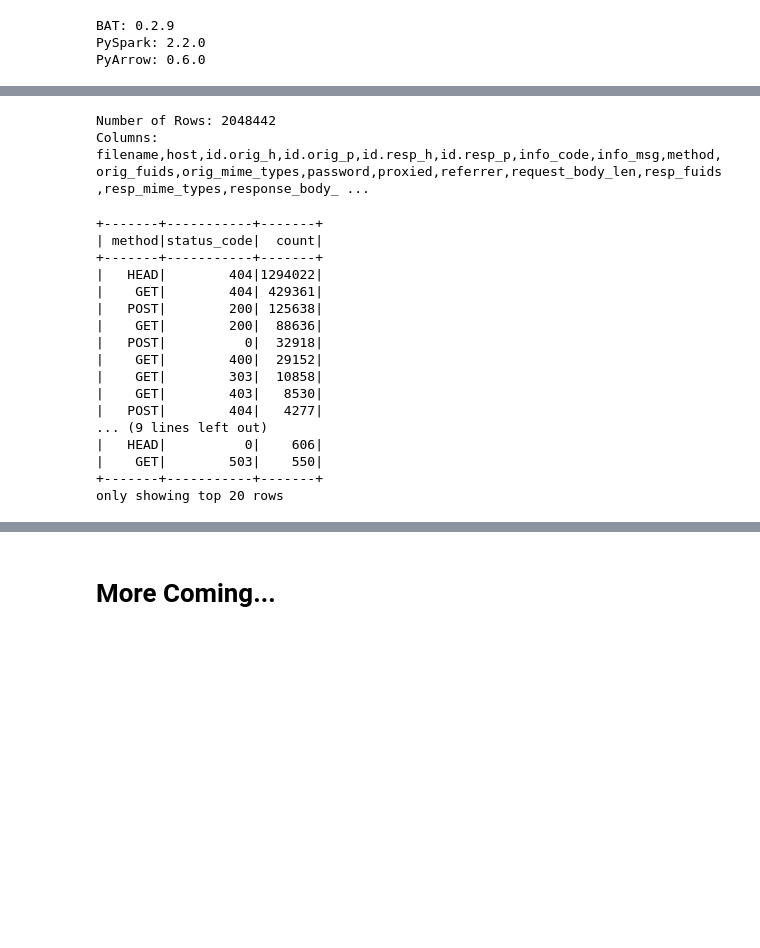
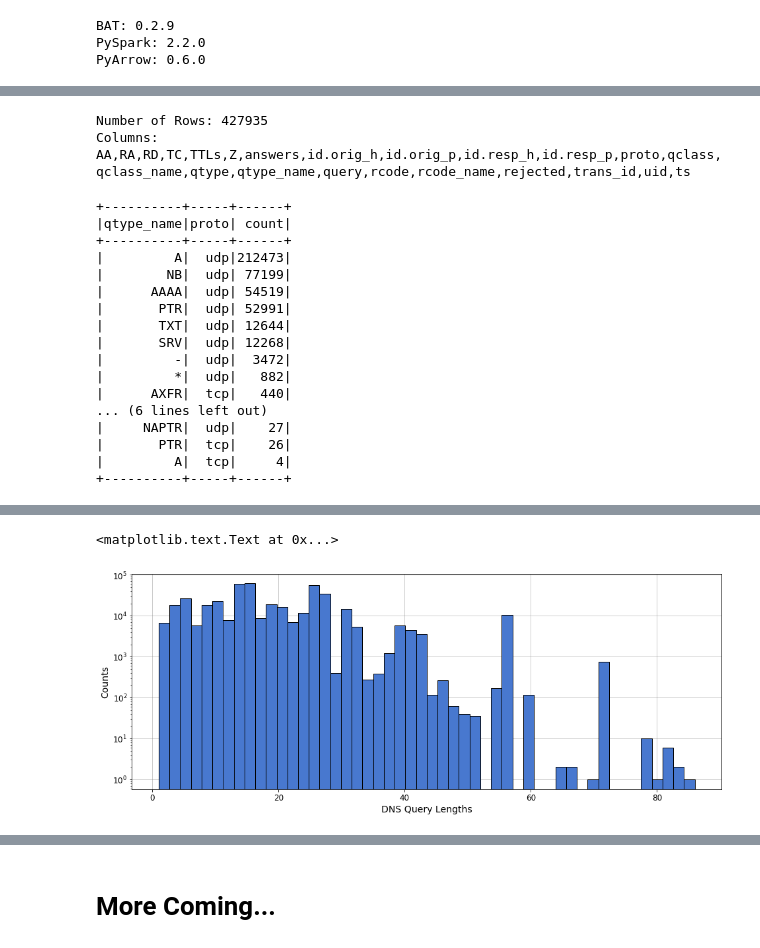
Before and after one commit to SuperCowPowers/zat, a Jupyter notebook: notebooks/Spark_Clustering.ipynb, the cells around one changed output, grey strips where cells are left out. Cells and saved outputs as stored; diff of their text form; code cells hidden in the pictures; blank space fills up the shorter version.

Commit message:
update to spark clustering notebook. Still WIP

```diff
--- a/notebooks/Spark_Clustering.ipynb
+++ b/notebooks/Spark_Clustering.ipynb
@@ -65,7 +65,7 @@ Here we're loading in a Bro HTTP log with ~2 million rows to demonstrate the fun
 - [Bro to Parquet to Spark](https://github.com/Kitware/bat/blob/master/notebooks/Bro_to_Parquet_to_Spark.ipynb)
 # %%
 # Have Spark read in the Parquet File
-spark_df = spark.read.parquet("http.parquet")
+spark_df = spark.read.parquet("dns.parquet")
 # %% [markdown]
 <div style="float: left; margin: 20px 20px 20px 20px"><img src="images/eyeball.jpeg" width="150px"></div>
 # Lets look at our data
@@ -77,28 +77,28 @@ print("Number of Rows: {:d}".format(num_rows))
 columns = spark_df.columns
 print("Columns: {:s}".format(','.join(columns)))
 # %% [output]
-Number of Rows: 2048442
-Columns: filename,host,id.orig_h,id.orig_p,id.resp_h,id.resp_p,info_code,info_msg,method,orig_fuids,orig_mime_types,password,proxied,referrer,request_body_len,resp_fuids,resp_mime_types,response_body_ ...
+Number of Rows: 427935
+Columns: AA,RA,RD,TC,TTLs,Z,answers,id.orig_h,id.orig_p,id.resp_h,id.resp_p,proto,qclass,qclass_name,qtype,qtype_name,query,rcode,rcode_name,rejected,trans_id,uid,ts
 # %%
-spark_df.groupby('method','status_code').count().sort('count', ascending=False).show()
+spark_df.groupby('qtype_name','proto').count().sort('count', ascending=False).show()
 # %% [output]
-+-------+-----------+-------+
-| method|status_code|  count|
-+-------+-----------+-------+
-|   HEAD|        404|1294022|
-|    GET|        404| 429361|
-|   POST|        200| 125638|
-|    GET|        200|  88636|
-|   POST|          0|  32918|
-|    GET|        400|  29152|
-|    GET|        303|  10858|
-|    GET|        403|   8530|
-|   POST|        404|   4277|
-... (9 lines left out)
-|   HEAD|          0|    606|
-|    GET|        503|    550|
-+-------+-----------+-------+
-only showing top 20 rows
++----------+-----+------+
+|qtype_name|proto| count|
++----------+-----+------+
+|         A|  udp|212473|
+|        NB|  udp| 77199|
+|      AAAA|  udp| 54519|
+|       PTR|  udp| 52991|
+|       TXT|  udp| 12644|
+|       SRV|  udp| 12268|
+|         -|  udp|  3472|
+|         *|  udp|   882|
+|      AXFR|  tcp|   440|
+... (6 lines left out)
+|     NAPTR|  udp|    27|
+|       PTR|  tcp|    26|
+|         A|  tcp|     4|
++----------+-----+------+
 # %% [markdown]
 <div style="float: right; margin: 50px 0px 0px 20px"><img src="images/deep_dive.jpeg" width="350px"></div>
 
@@ -107,3 +107,10 @@ Spark has a powerful SQL engine as well as a Machine Learning library. So now th
 
 <div style="float: left; margin: 20px 0px 0px 0px"><img src="images/spark_sql.jpg" width="180px"></div>
 <div style="float: left; margin: 0px 50px 0px 0px"><img src="images/mllib.png" width="180px"></div>
+# %%
+# Add a column with the string length of the DNS query
+from pyspark.sql.functions import col, length
+
+# Create new dataframe that includes two new column
+spark_df = spark_df.withColumn('query_length', length(col('query')))
+spark_df = spark_df.withColumn('answer_length', length(col('answers')))
@@ -109,0 +123,12 @@ Spark has a powerful SQL engine as well as a Machine Learning library. So now th
+# %%
+# Show histogram of the Spark DF request body lengths
+bins, counts = spark_df.select('query_length').rdd.flatMap(lambda x: x).histogram(50)
+
+# This is a bit awkward but I believe this is the correct way to do it
+plt.hist(bins[:-1], bins=bins, weights=counts, log=True)
+plt.grid(True)
+plt.xlabel('DNS Query Lengths')
+plt.ylabel('Counts')
+# %% [output]
+<matplotlib.text.Text at 0x...>
+[figure, added]
```
Also changed, not shown: parts of 9 cells of this notebook, 1 other file.
